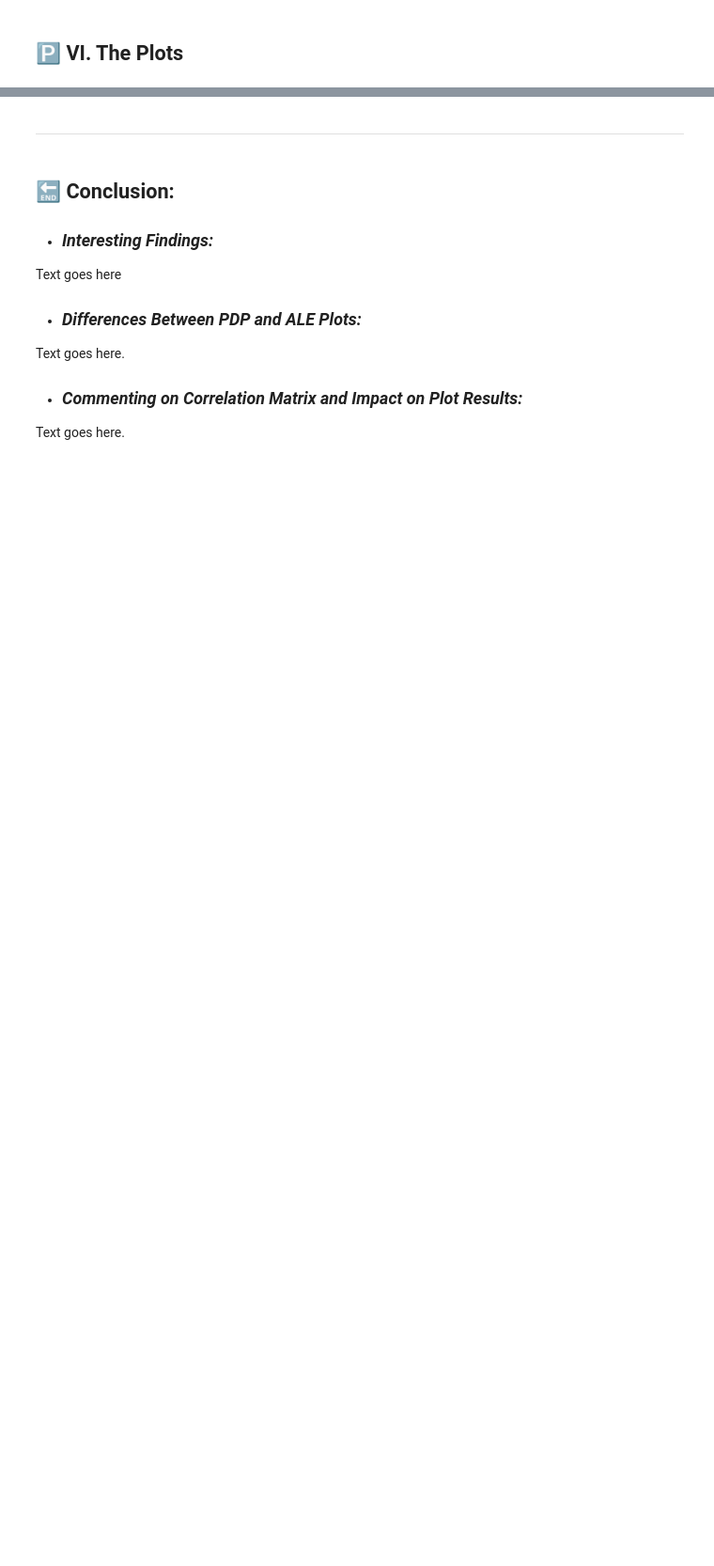
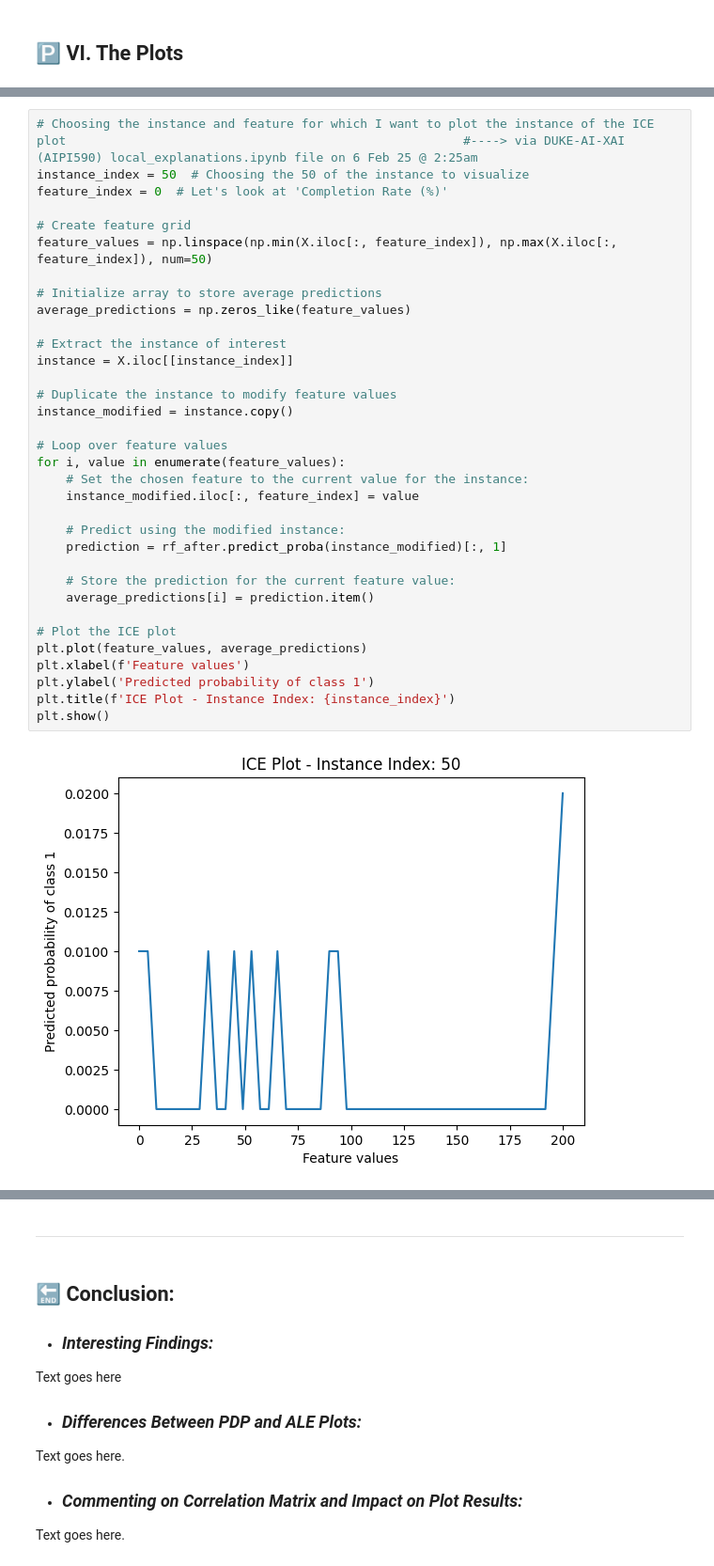
Before and after one commit to theorignalmapdcodex/aipi590_i-4_et2, a Jupyter notebook: notebooks/pdp+ice+ale_plot_interpretation.ipynb, the cells around one changed output, grey strips where cells are left out. Shown at 94% size. Saved outputs shown, nothing was run; the diff lists cells and outputs as text; blank space fills up the shorter version.

```diff
--- a/notebooks/pdp+ice+ale_plot_interpretation.ipynb
+++ b/notebooks/pdp+ice+ale_plot_interpretation.ipynb
@@ -464 +530,37 @@ Feature Importances (After Oversampling): [0.00482743 0.00163317 0.00179951 0.00
+# %%
+# Choosing the instance and feature for which I want to plot the instance of the ICE plot                                                      #----> via DUKE-AI-XAI (AIPI590) local_explanations.ipynb file on 6 Feb 25 @ 2:25am
+instance_index = 50  # Choosing the 50 of the instance to visualize
+feature_index = 0  # Let's look at 'Completion Rate (%)'
+
+# Create feature grid
+feature_values = np.linspace(np.min(X.iloc[:, feature_index]), np.max(X.iloc[:, feature_index]), num=50)
+
+# Initialize array to store average predictions
+average_predictions = np.zeros_like(feature_values)
+
+# Extract the instance of interest
+instance = X.iloc[[instance_index]]
+
+# Duplicate the instance to modify feature values
+instance_modified = instance.copy()
+
+# Loop over feature values
+for i, value in enumerate(feature_values):
+    # Set the chosen feature to the current value for the instance:
+    instance_modified.iloc[:, feature_index] = value
+
+    # Predict using the modified instance:
+    prediction = rf_after.predict_proba(instance_modified)[:, 1]
+
+    # Store the prediction for the current feature value:
+    average_predictions[i] = prediction.item()
+
+# Plot the ICE plot
+plt.plot(feature_values, average_predictions)
+plt.xlabel(f'Feature values')
+plt.ylabel('Predicted probability of class 1')
+plt.title(f'ICE Plot - Instance Index: {instance_index}')
+plt.show()
+# %% [output]
+[figure, added]
 # %% [markdown]
```
Also changed, not shown: parts of 17 cells of this notebook.
